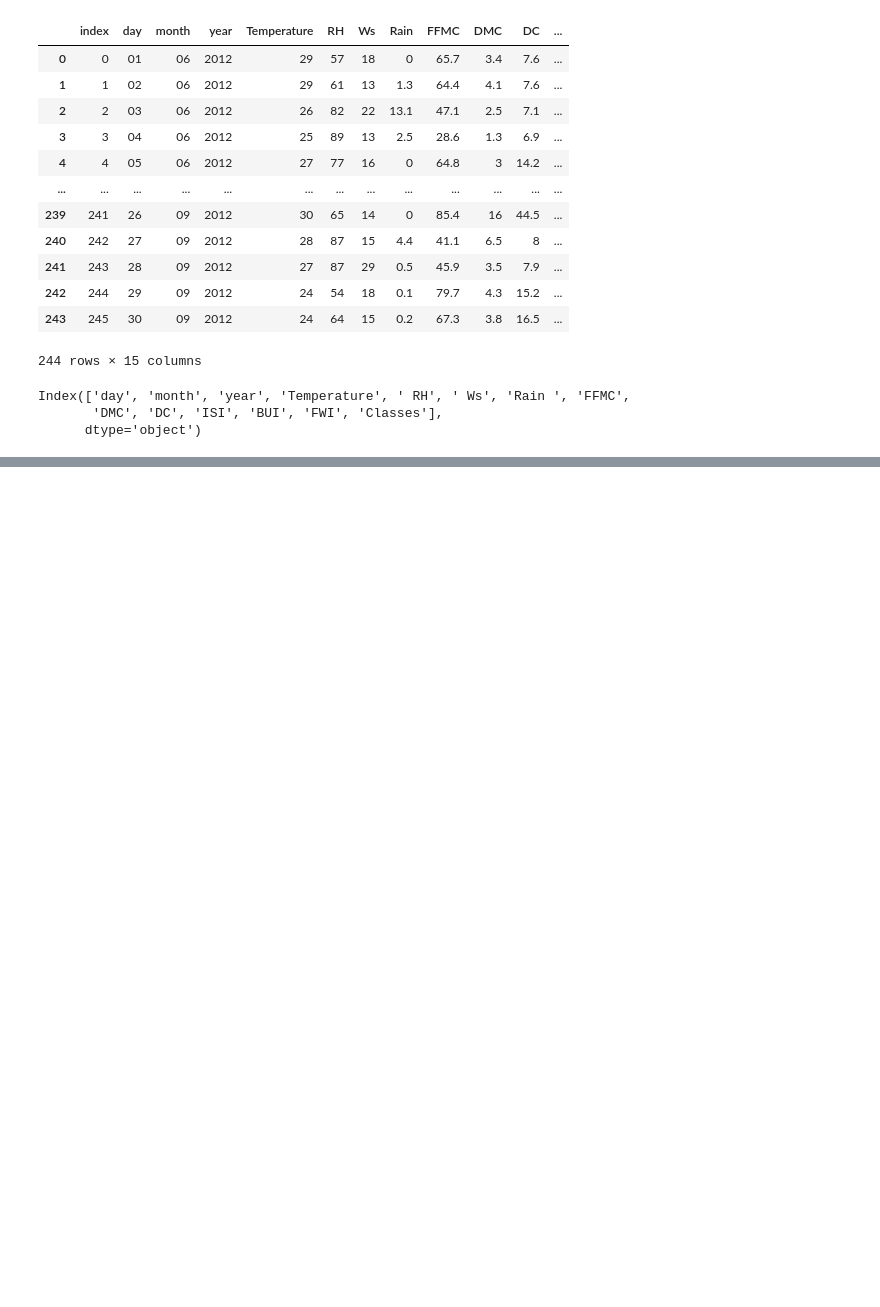
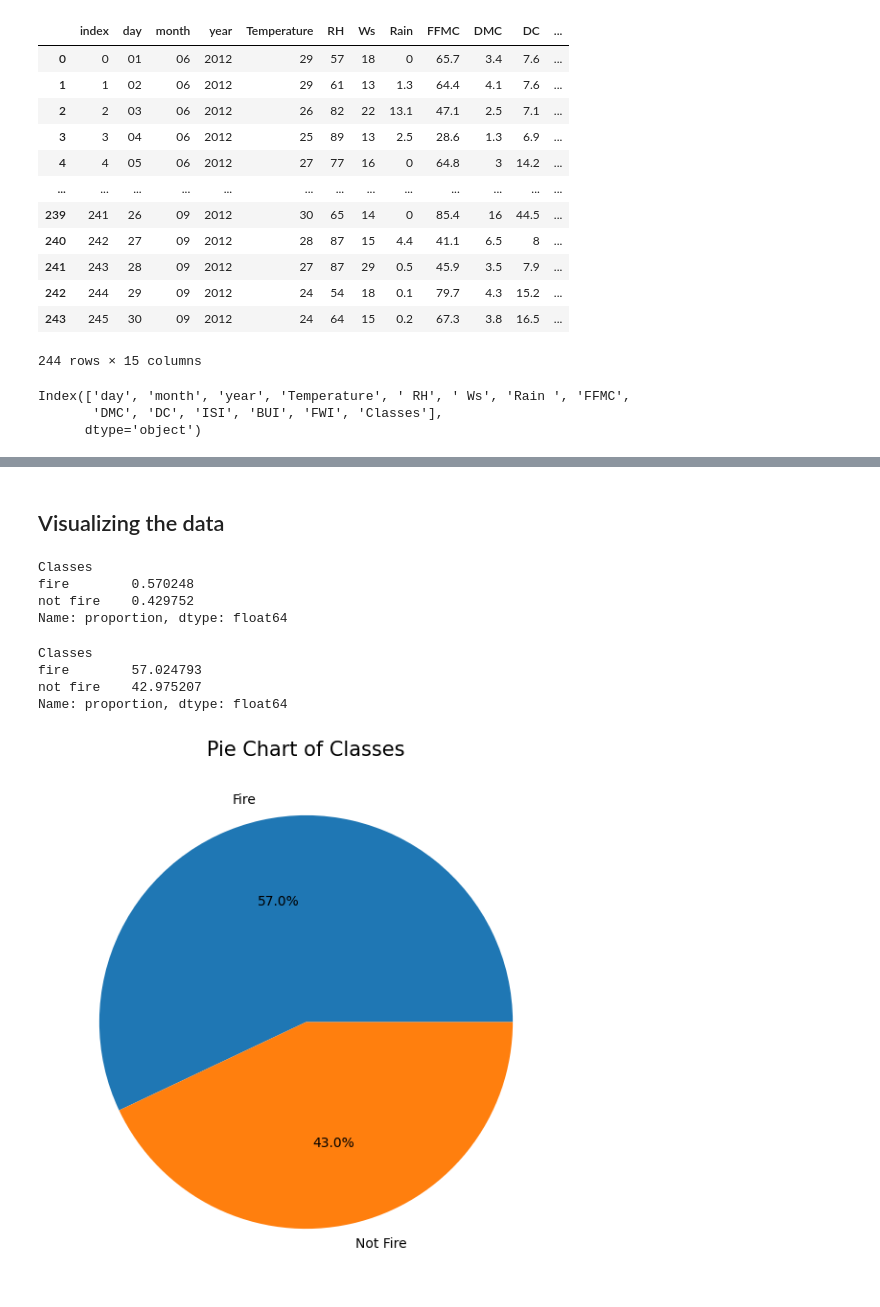
Before and after one commit to black-witch-018/Exploratory-Data-Analysis, a Jupyter notebook: Forest Fires/Forest Fires.ipynb, the cells around one changed output, grey strips where cells are left out. Saved outputs shown, nothing was run; the diff lists cells and outputs as text; code cells hidden in the pictures; blank space fills up the shorter version.

Commit message:
Plotted Some plots

```diff
--- a/Forest Fires/Forest Fires.ipynb
+++ b/Forest Fires/Forest Fires.ipynb
@@ -166,0 +185,4 @@ Index(['day', 'month', 'year', 'Temperature', ' RH', ' Ws', 'Rain ', 'FFMC',
+# %%
+# Converting rest column datatype to float
+for i in df.columns[3:-2]:
+    df[i] = df[i].astype('float')
@@ -169,0 +215,3 @@ df.to_csv('forest_fire_cleaned.csv', index=False)
+# %%
+df1 = pd.read_csv('forest_fire_cleaned.csv')
+df1.head()
@@ -169,0 +276,3 @@ df.to_csv('forest_fire_cleaned.csv', index=False)
+# %%
+## Correcting the classes values
+df1.Classes = df.Classes.str.strip()
@@ -169,0 +326,2 @@ df.to_csv('forest_fire_cleaned.csv', index=False)
+# %% [markdown]
+## Visualizing the data
@@ -169,0 +331,23 @@ df.to_csv('forest_fire_cleaned.csv', index=False)
+# %%
+df1.Classes.value_counts(normalize=True)
+# %% [output]
+Classes
+fire        0.570248
+not fire    0.429752
+Name: proportion, dtype: float64
+# %%
+percentage = df1.Classes.value_counts(normalize=True)*100
+percentage
+# %% [output]
+Classes
+fire        57.024793
+not fire    42.975207
+Name: proportion, dtype: float64
+# %%
+## Plotting the pie chart
+plt.figure(figsize =(12, 7))
+plt.pie(percentage, labels=['Fire', 'Not Fire'], autopct='%1.1f%%')
+plt.title('Pie Chart of Classes', fontsize=15)
+plt.show()
+# %% [output]
+[figure, added]
```
Also changed, not shown: parts of 20 cells of this notebook, 1 other file.
